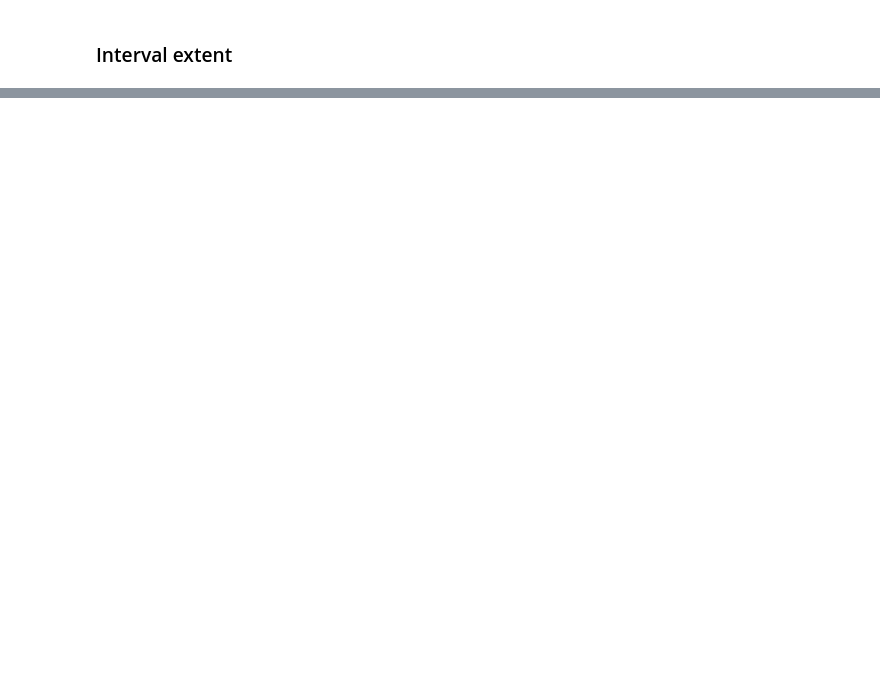
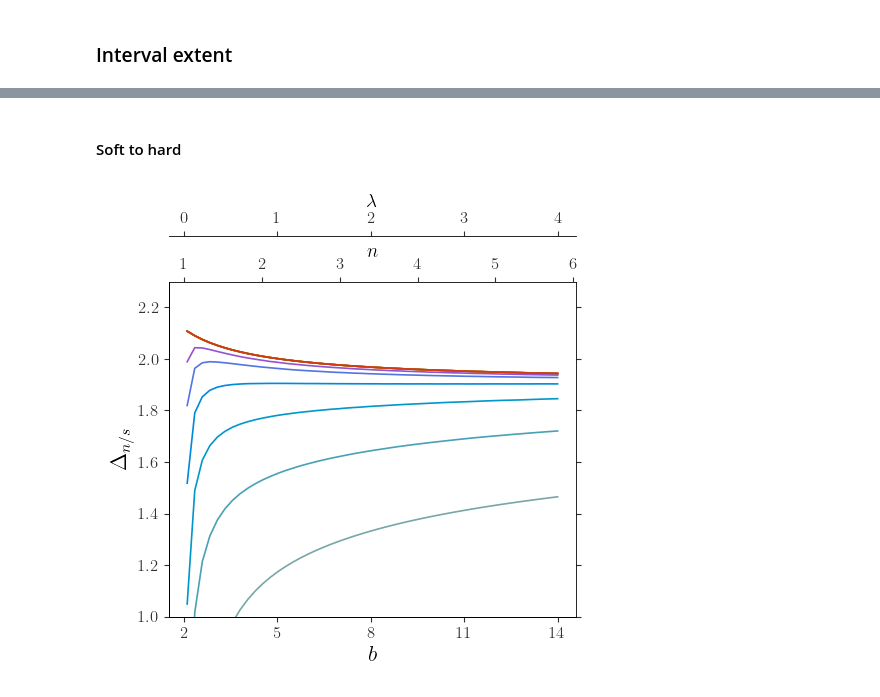
Before and after one commit to jpaccolat/seepage, a Jupyter notebook: exp1.ipynb, the cells around one changed output, grey strips where cells are left out. Cells and saved outputs as stored; diff of their text form; code cells hidden in the pictures; blank space fills up the shorter version.

```diff
--- a/exp1.ipynb
+++ b/exp1.ipynb
@@ -81,0 +187,47 @@ plt.tight_layout()
+# %% [markdown]
+#### Soft to hard
+# %%
+fig, ax = plt.subplots(figsize=(5, 5))
+
+# data
+cond_ratio = df_BCB['cond_ratio'].unique()
+for i, v in enumerate(cond_ratio):
+    idx = df_vGM['cond_ratio'] == v
+    ax.plot(df_vGM.loc[idx, 'b'], df_vGM.loc[idx, 'delta_sh'],
+            ls='-', c=col_vGM[i], zorder=0)
+
+    idx = df_BCB['cond_ratio'] == v
+    ax.plot(df_BCB.loc[idx, 'b'], df_BCB.loc[idx, 'delta_sh'],
+            ls='-', c=col_BCB[i], zorder=0)
+
+# ax layout
+ax.spines["top"].set_visible(True)
+ax.spines["right"].set_visible(True)
+ax.tick_params(top=False, right=True)
+ax.set(xscale='linear', yscale='linear')
+ax.set_ylim(ymin=1, ymax=2.3)
+ax.set_xlabel('$b$', fontsize=16)
+ax.set_xticks([2, 5, 8, 11, 14])
+ax.set_ylabel('$\\Delta_{n/s}$', fontsize=16)
+
+# set secondary x axes
+ax2 = ax.twiny()
+ax2.set_xlim(ax.get_xlim())
+xticklabels = [1, 2, 3, 4, 5, 6]
+xticks = [(5 * n - 1) / 2 for n in xticklabels]
+ax2.set_xticks(xticks, labels=xticklabels)
+ax2.set_xlabel('$n$', labelpad=0)
+
+ax3 = ax.twiny()
+ax3.set_xlim(ax.get_xlim())
+xticklabels = [0, 1, 2, 3, 4]
+xticks = [2 + 3 * lam for lam in xticklabels]
+ax3.set_xticks(xticks, labels=xticklabels)
+ax3.set_xlabel('$\\lambda$', labelpad=2)
+ax3.spines['top'].set_position(('outward', 33))
+ax3.spines['top'].set_visible(True)
+
+plt.tight_layout()
+#plt.savefig(output_path / "interval_sh.svg")
+# %% [output]
+[figure, added]
```
Also changed, not shown: parts of 9 cells of this notebook.
